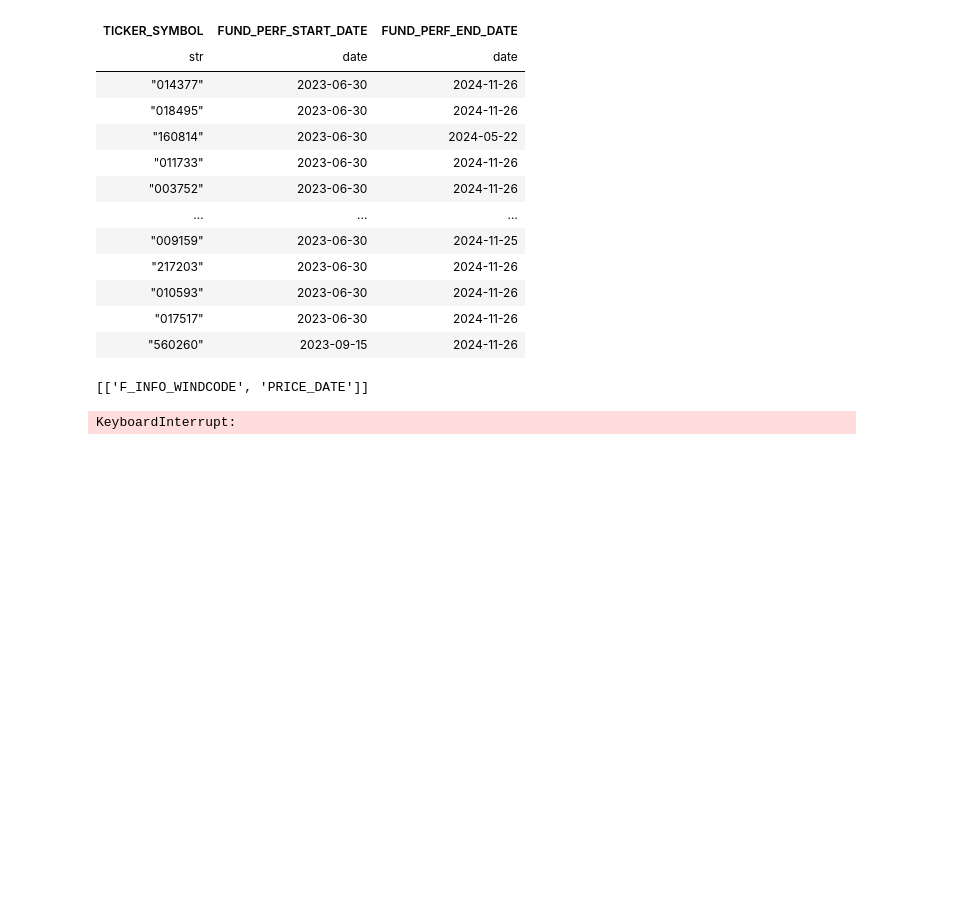
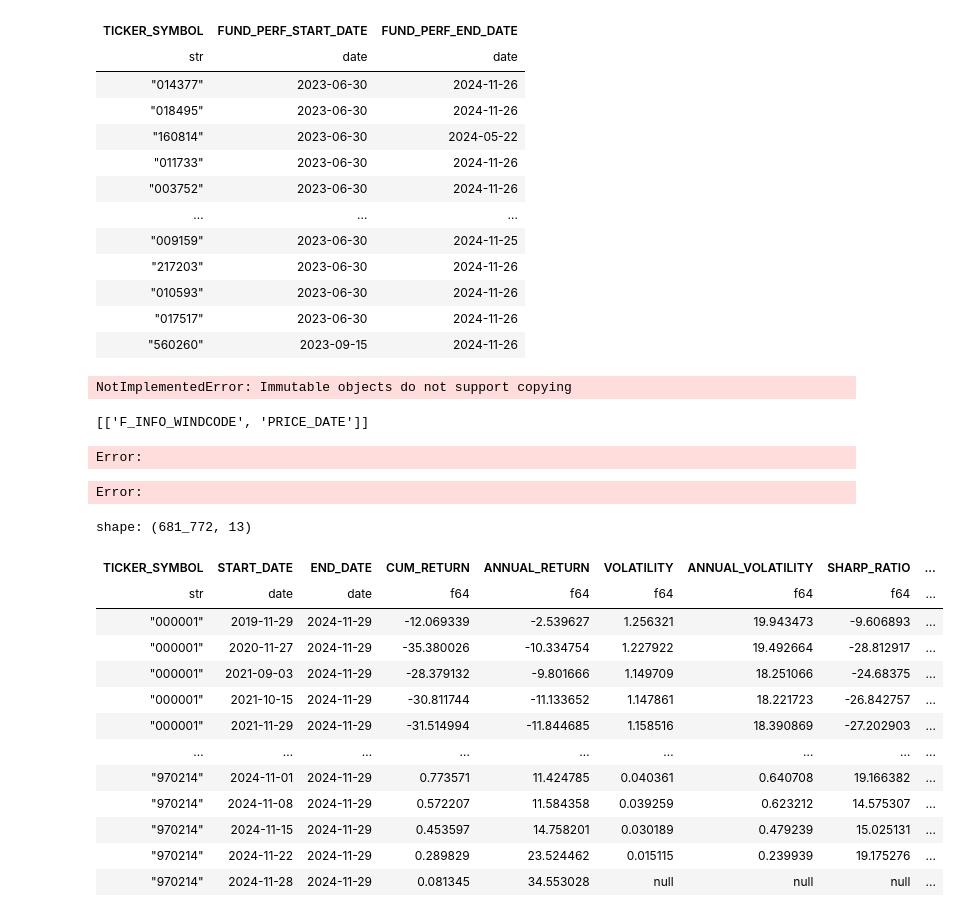
Before and after one commit to cheng66663420/FundResearch, a Jupyter notebook: jupyter/test.ipynb, the cells around one changed output. Saved outputs shown, nothing was run; the diff lists cells and outputs as text; code cells hidden in the pictures; blank space fills up the shorter version.

```diff
--- a/jupyter/test.ipynb
+++ b/jupyter/test.ipynb
@@ -682,6 +684,10 @@ def get_db_table_unque_index(table_name: str, uri: str)-> list[list[str]]:
     # 获取指定表的索引列表
     indexes = inspector.get_indexes(table_name)
     return [index["column_names"] for index in indexes if index['unique'] is True]
+# %%
+table.unique_params()
+# %% [output]
+NotImplementedError: Immutable objects do not support copying
 # %%
 get_db_table_unque_index("chinamutualfundnav", JJTG_URI)
 # %% [output]
@@ -692,11 +698,30 @@ for file_name in os.listdir(file_root_path):
     if file_name.endswith(".parquet"):
         file_path = os.path.join(file_root_path, file_name)
         df = pl.read_parquet(file_path)
-        df.write_database(
-            connection=PG_DATA_URI,
-            table_name="fund_performance_inner",
-            if_table_exists="append"
+        df.write_parquet(
+            "d:/test",
+            partition_by = ['END_DATE']
         )
-        print(f"Loaded {file_name} into database")
 # %% [output]
-KeyboardInterrupt:
+Error:
+Error:
+# %%
+(
+    pl.scan_parquet("F:/data_parquet/fund_performance_inner")
+    .filter(pl.col("END_DATE") == parse("20241129"))
+).collect()
+# %% [output]
+shape: (681_772, 13)
+| TICKER_SYMBOL | START_DATE | END_DATE | CUM_RETURN | ANNUAL_RETURN | VOLATILITY | ANNUAL_VOLATILITY | SHARP_RATIO | ... |
+| str | date | date | f64 | f64 | f64 | f64 | f64 | ... |
+| "000001" | 2019-11-29 | 2024-11-29 | -12.069339 | -2.539627 | 1.256321 | 19.943473 | -9.606893 | ... |
+| "000001" | 2020-11-27 | 2024-11-29 | -35.380026 | -10.334754 | 1.227922 | 19.492664 | -28.812917 | ... |
+| "000001" | 2021-09-03 | 2024-11-29 | -28.379132 | -9.801666 | 1.149709 | 18.251066 | -24.68375 | ... |
+| "000001" | 2021-10-15 | 2024-11-29 | -30.811744 | -11.133652 | 1.147861 | 18.221723 | -26.842757 | ... |
+| "000001" | 2021-11-29 | 2024-11-29 | -31.514994 | -11.844685 | 1.158516 | 18.390869 | -27.202903 | ... |
+| … | … | … | … | … | … | … | … | ... |
+| "970214" | 2024-11-01 | 2024-11-29 | 0.773571 | 11.424785 | 0.040361 | 0.640708 | 19.166382 | ... |
+| "970214" | 2024-11-08 | 2024-11-29 | 0.572207 | 11.584358 | 0.039259 | 0.623212 | 14.575307 | ... |
+| "970214" | 2024-11-15 | 2024-11-29 | 0.453597 | 14.758201 | 0.030189 | 0.479239 | 15.025131 | ... |
+| "970214" | 2024-11-22 | 2024-11-29 | 0.289829 | 23.524462 | 0.015115 | 0.239939 | 19.175276 | ... |
+| "970214" | 2024-11-28 | 2024-11-29 | 0.081345 | 34.553028 | null | null | null | ... |
```
Also changed, not shown: parts of 1 cell of this notebook, 8 other files.
